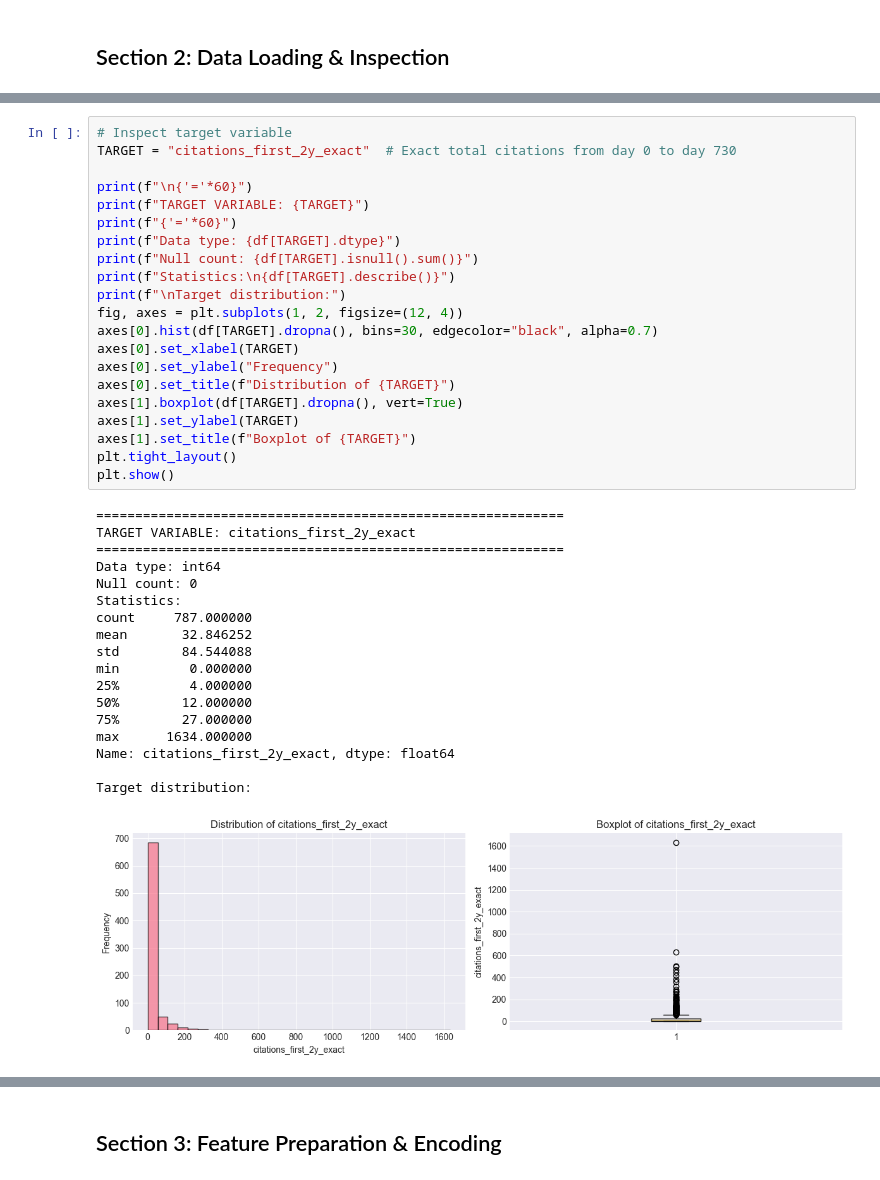
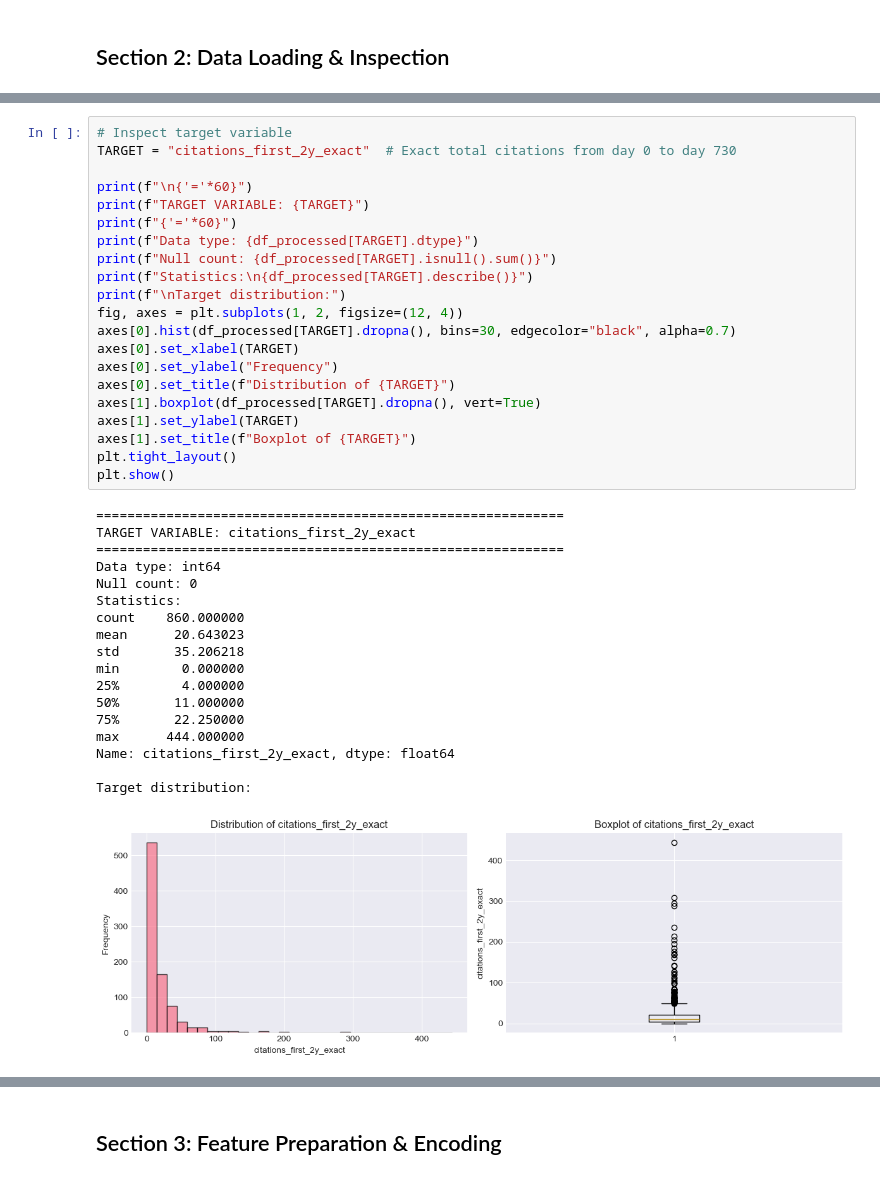
Before and after one commit to Ciampitti-Lab/PublicationAnalysis, a Jupyter notebook: Machine_learning/jupyter/original_models.ipynb, the cells around one changed output, grey strips where cells are left out. Drawn from its saved outputs; the diff is of its cells as text.

```diff
--- a/Machine_learning/jupyter/original_models.ipynb
+++ b/Machine_learning/jupyter/original_models.ipynb
@@ -477,41 +322,41 @@ Rows with zero citations in first 2 real years:
 # %%
 # Inspect target variable
 TARGET = "citations_first_2y_exact"  # Exact total citations from day 0 to day 730
 
 print(f"\n{'='*60}")
 print(f"TARGET VARIABLE: {TARGET}")
 print(f"{'='*60}")
-print(f"Data type: {df[TARGET].dtype}")
-print(f"Null count: {df[TARGET].isnull().sum()}")
-print(f"Statistics:\n{df[TARGET].describe()}")
+print(f"Data type: {df_processed[TARGET].dtype}")
+print(f"Null count: {df_processed[TARGET].isnull().sum()}")
+print(f"Statistics:\n{df_processed[TARGET].describe()}")
 print(f"\nTarget distribution:")
 fig, axes = plt.subplots(1, 2, figsize=(12, 4))
-axes[0].hist(df[TARGET].dropna(), bins=30, edgecolor="black", alpha=0.7)
+axes[0].hist(df_processed[TARGET].dropna(), bins=30, edgecolor="black", alpha=0.7)
 axes[0].set_xlabel(TARGET)
 axes[0].set_ylabel("Frequency")
 axes[0].set_title(f"Distribution of {TARGET}")
-axes[1].boxplot(df[TARGET].dropna(), vert=True)
+axes[1].boxplot(df_processed[TARGET].dropna(), vert=True)
 axes[1].set_ylabel(TARGET)
 axes[1].set_title(f"Boxplot of {TARGET}")
 plt.tight_layout()
 plt.show()
 # %% [output]
 ============================================================
 TARGET VARIABLE: citations_first_2y_exact
 ============================================================
 Data type: int64
 Null count: 0
 Statistics:
-count     787.000000
-mean       32.846252
-std        84.544088
-min         0.000000
-25%         4.000000
-50%        12.000000
-75%        27.000000
-max      1634.000000
+count    860.000000
+mean      20.643023
+std       35.206218
+min        0.000000
+25%        4.000000
+50%       11.000000
+75%       22.250000
+max      444.000000
 Name: citations_first_2y_exact, dtype: float64
 
 Target distribution:
-[figure, old version]
+[figure, new version]
 # %%
```
Also changed, not shown: parts of 31 cells of this notebook, 1 other file.
